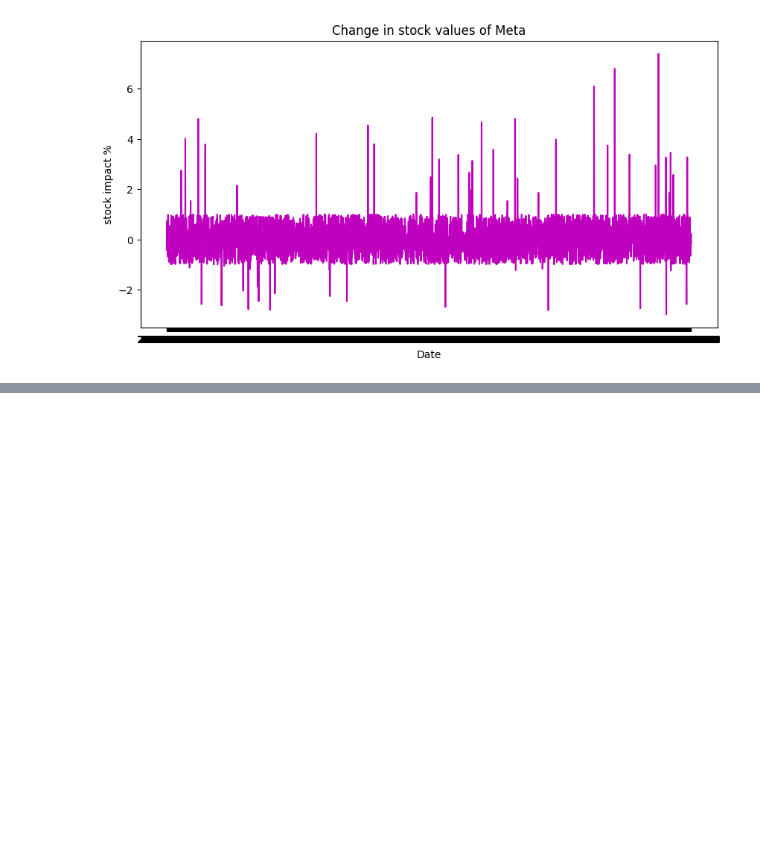
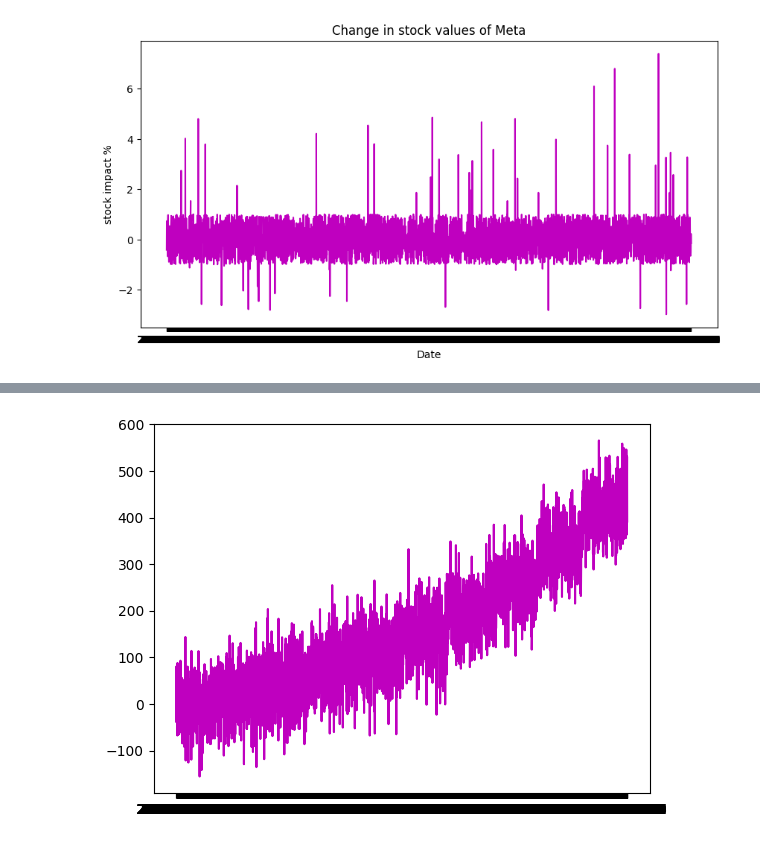
Before and after one commit to faixankh07-dvader/DATA-ANALYSIS-PYTHON-PANDAS, a Jupyter notebook: AI FINANCIAL MARKET ANALYSIS/main.ipynb, the cells around one changed output, grey strips where cells are left out. Saved outputs shown, nothing was run; the diff lists cells and outputs as text; code cells hidden in the pictures; blank space fills up the shorter version.

```diff
--- a/AI FINANCIAL MARKET ANALYSIS/main.ipynb
+++ b/AI FINANCIAL MARKET ANALYSIS/main.ipynb
@@ -262,0 +353,7 @@ plt.show()
+# %%
+#OPENAI REVENUE GROWTH YEAR BY YEAR
+
+plt.plot( data_openAI['Date'], data_openAI['AI_Revenue_Growth_%'], color = 'm')
+plt.show()
+# %% [output]
+[figure, added]
```
Also changed, not shown: parts of 19 cells of this notebook.
